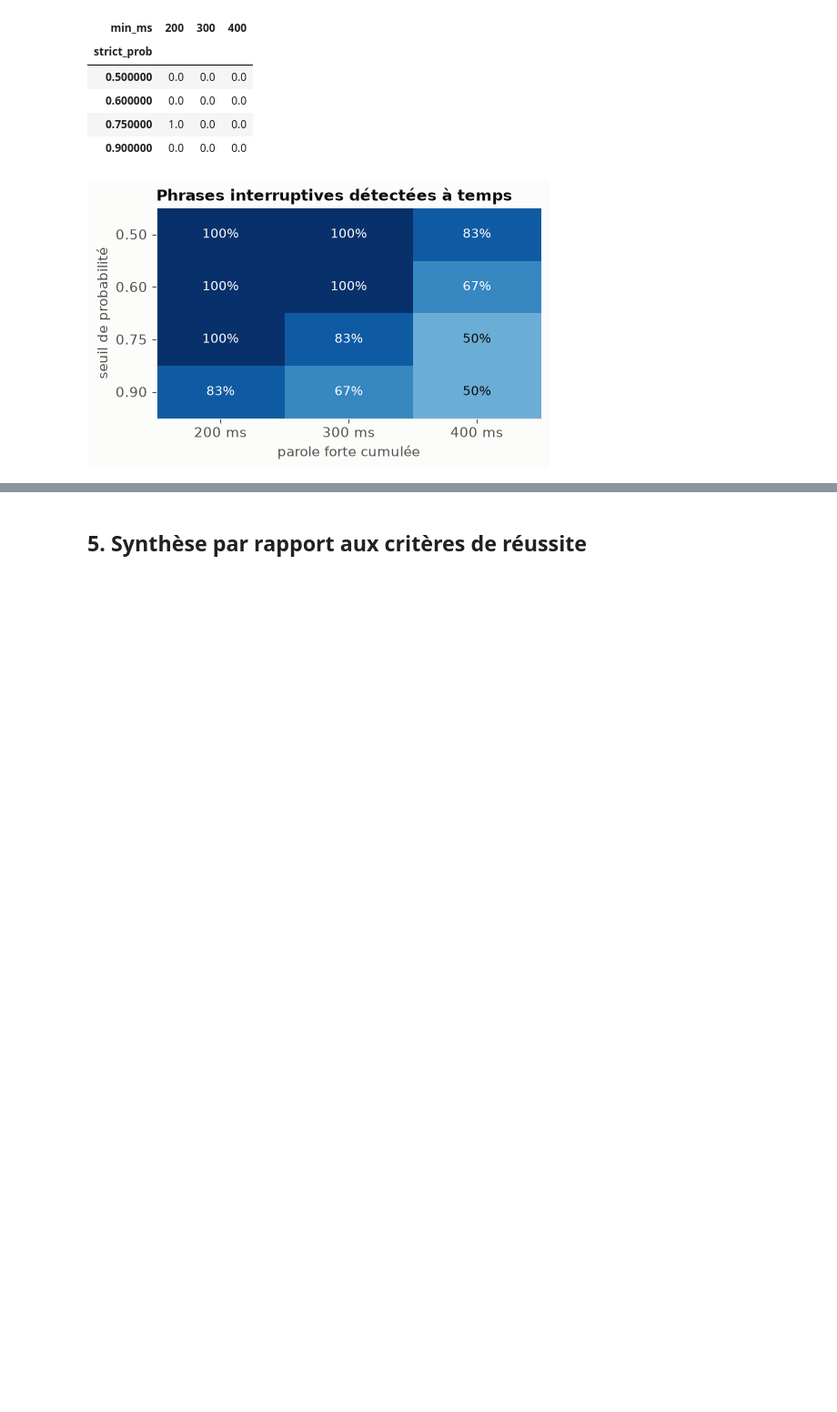
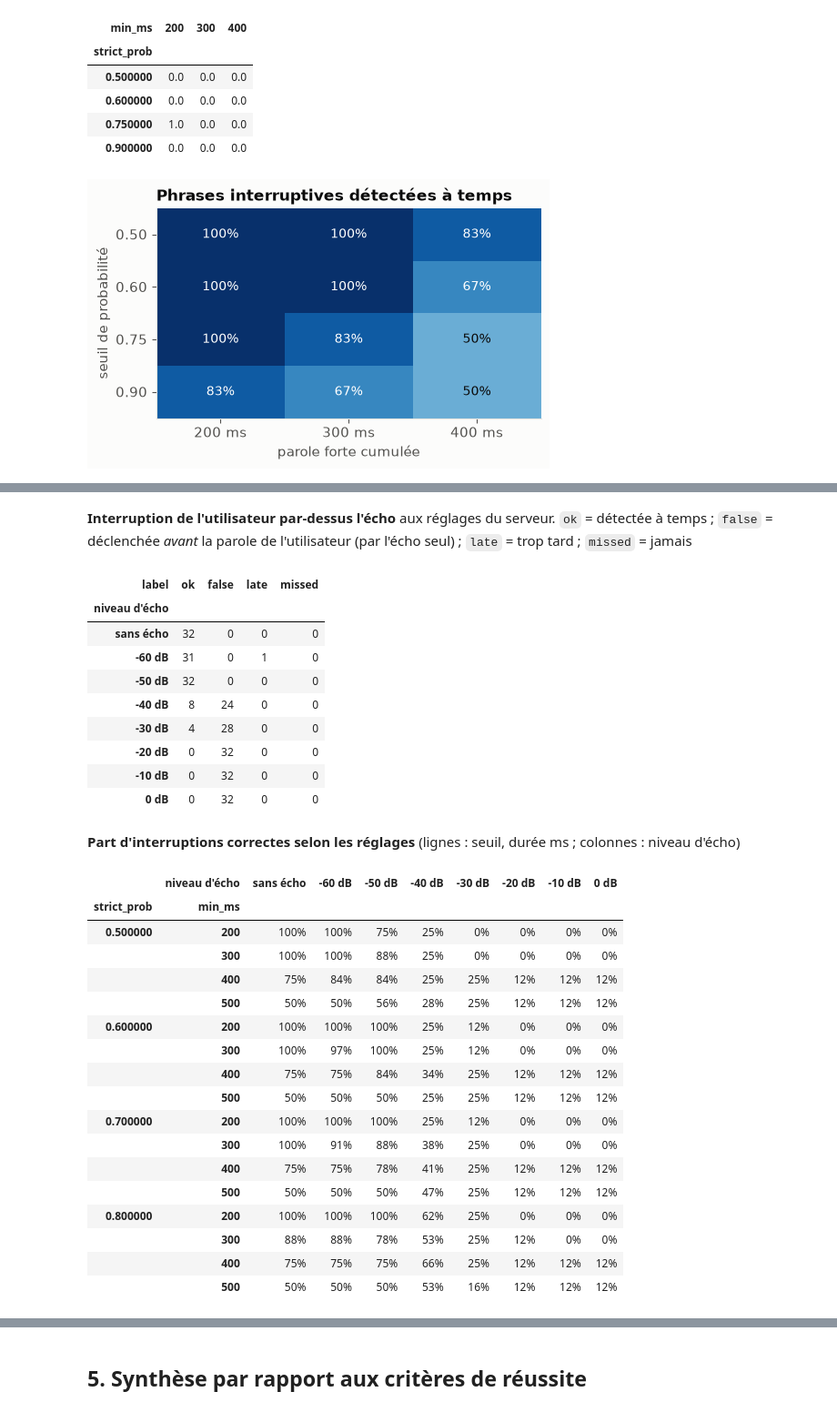
Before and after one commit to jsboigeEPF/2026-MSMIN5IN52-GenAI, a Jupyter notebook: groupe-marc-guehi/notebooks/analysis.ipynb, the cells around one changed output, grey strips where cells are left out. Shown at 91% size. Cells and saved outputs as stored; diff of their text form; code cells hidden in the pictures; blank space fills up the shorter version.

```diff
--- a/groupe-marc-guehi/notebooks/analysis.ipynb
+++ b/groupe-marc-guehi/notebooks/analysis.ipynb
@@ -379,0 +441,44 @@ if len(bsweep):
+# %%
+d = es[es.kind == "detect"].copy(); d["gain_db"] = d.gain_db.fillna(99)
+d["niveau d'écho"] = d.gain_db.map(lambda g: "sans écho" if g == 99 else f"{g:.0f} dB")
+order = ["sans écho"] + [f"{g:.0f} dB" for g in sorted(E["gains_db"])]
+cur = d[(d.strict_prob == CUR_SP) & (d.min_ms == CUR_MM)]
+tab = pd.crosstab(cur["niveau d'écho"], cur.label).reindex(order).fillna(0).astype(int)
+for c in ("ok", "false", "late", "missed"):
+    if c not in tab: tab[c] = 0
+display(Markdown("**Interruption de l'utilisateur par-dessus l'écho** aux réglages du serveur. `ok` = détectée à temps ; `false` = déclenchée *avant* la parole de l'utilisateur (par l'écho seul) ; `late` = trop tard ; `missed` = jamais"))
+display(tab[["ok", "false", "late", "missed"]])
+best = d.assign(ok=d.label == "ok").groupby(["strict_prob", "min_ms", "niveau d'écho"]).ok.mean().unstack()[order]
+display(Markdown("**Part d'interruptions correctes selon les réglages** (lignes : seuil, durée ms ; colonnes : niveau d'écho)"))
+display(best.style.format("{:.0%}"))
+# %% [output]
+**Interruption de l'utilisateur par-dessus l'écho** aux réglages du serveur. `ok` = détectée à temps ; `false` = déclenchée *avant* la parole de l'utilisateur (par l'écho seul) ; `late` = trop tard ; `missed` = jamais
+| label | ok | false | late | missed |
+| niveau d'écho |  |  |  |  |
+| sans écho | 32 | 0 | 0 | 0 |
+| -60 dB | 31 | 0 | 1 | 0 |
+| -50 dB | 32 | 0 | 0 | 0 |
+| -40 dB | 8 | 24 | 0 | 0 |
+| -30 dB | 4 | 28 | 0 | 0 |
+| -20 dB | 0 | 32 | 0 | 0 |
+| -10 dB | 0 | 32 | 0 | 0 |
+| 0 dB | 0 | 32 | 0 | 0 |
+**Part d'interruptions correctes selon les réglages** (lignes : seuil, durée ms ; colonnes : niveau d'écho)
+|  | niveau d'écho | sans écho | -60 dB | -50 dB | -40 dB | -30 dB | -20 dB | -10 dB | 0 dB |
+| strict_prob | min_ms |  |  |  |  |  |  |  |  |
+| 0.500000 | 200 | 100% | 100% | 75% | 25% | 0% | 0% | 0% | 0% |
+|  | 300 | 100% | 100% | 88% | 25% | 0% | 0% | 0% | 0% |
+|  | 400 | 75% | 84% | 84% | 25% | 25% | 12% | 12% | 12% |
+|  | 500 | 50% | 50% | 56% | 28% | 25% | 12% | 12% | 12% |
+| 0.600000 | 200 | 100% | 100% | 100% | 25% | 12% | 0% | 0% | 0% |
+|  | 300 | 100% | 97% | 100% | 25% | 12% | 0% | 0% | 0% |
+|  | 400 | 75% | 75% | 84% | 34% | 25% | 12% | 12% | 12% |
+|  | 500 | 50% | 50% | 50% | 25% | 25% | 12% | 12% | 12% |
+| 0.700000 | 200 | 100% | 100% | 100% | 25% | 12% | 0% | 0% | 0% |
+|  | 300 | 100% | 91% | 88% | 38% | 25% | 0% | 0% | 0% |
+|  | 400 | 75% | 75% | 78% | 41% | 25% | 12% | 12% | 12% |
+|  | 500 | 50% | 50% | 50% | 47% | 25% | 12% | 12% | 12% |
+| 0.800000 | 200 | 100% | 100% | 100% | 62% | 25% | 0% | 0% | 0% |
+|  | 300 | 88% | 88% | 78% | 53% | 25% | 12% | 0% | 0% |
+|  | 400 | 75% | 75% | 75% | 66% | 25% | 12% | 12% | 12% |
+|  | 500 | 50% | 50% | 50% | 53% | 16% | 12% | 12% | 12% |
```
Also changed, not shown: parts of 8 cells of this notebook, 10 other files.
